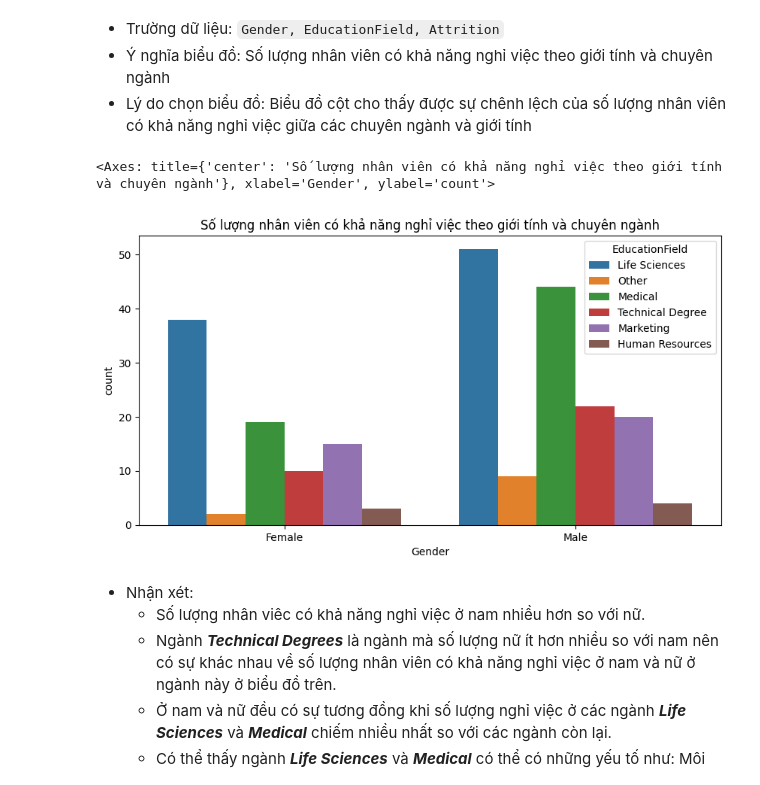
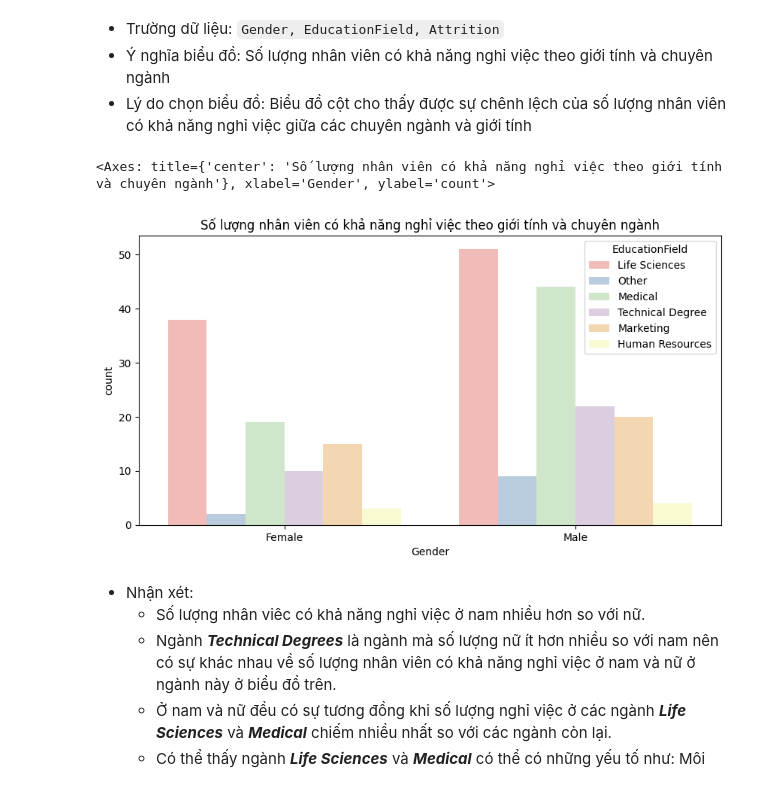
Before and after one commit to HuyHCMUS/DataVisualize-1, a Jupyter notebook: Vu.ipynb, the cells around one changed output. Drawn from its saved outputs; the diff is of its cells as text; code cells hidden in the pictures.

```diff
--- a/Vu.ipynb
+++ b/Vu.ipynb
@@ -222,13 +220,13 @@ plt.show()
 # %%
 plt.figure(figsize = (10,5))
 
 df_attrition = df.loc[df['Attrition'] == 'Yes']
 
 plt.title("Số lượng nhân viên có khả năng nghỉ việc theo giới tính và chuyên ngành")
-sns.countplot(x = 'Gender', hue = 'EducationField', data = df_attrition)
+sns.countplot(x = 'Gender', hue = 'EducationField', data = df_attrition, palette=sns.color_palette("Pastel1"))
 # %% [output]
 <Axes: title={'center': 'Số lượng nhân viên có khả năng nghỉ việc theo giới tính và chuyên ngành'}, xlabel='Gender', ylabel='count'>
-[figure, old version]
+[figure, new version]
 # %% [markdown]
 * Nhận xét:
   * Số lượng nhân viêc có khả năng nghỉ việc ở nam nhiều hơn so với nữ.
```
Also changed, not shown: parts of 7 cells of this notebook.
